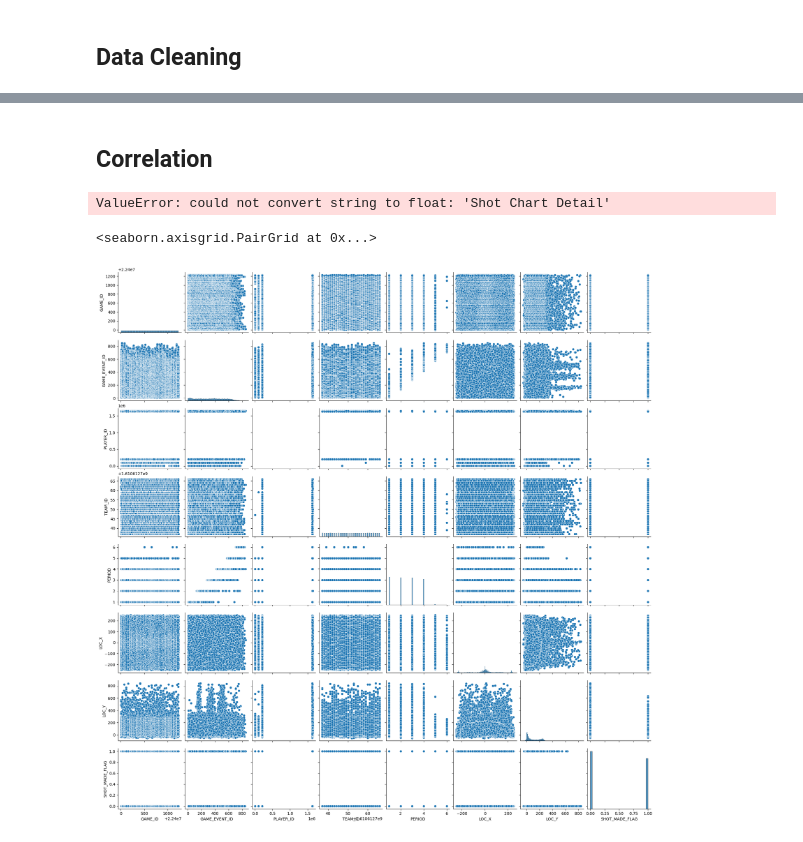
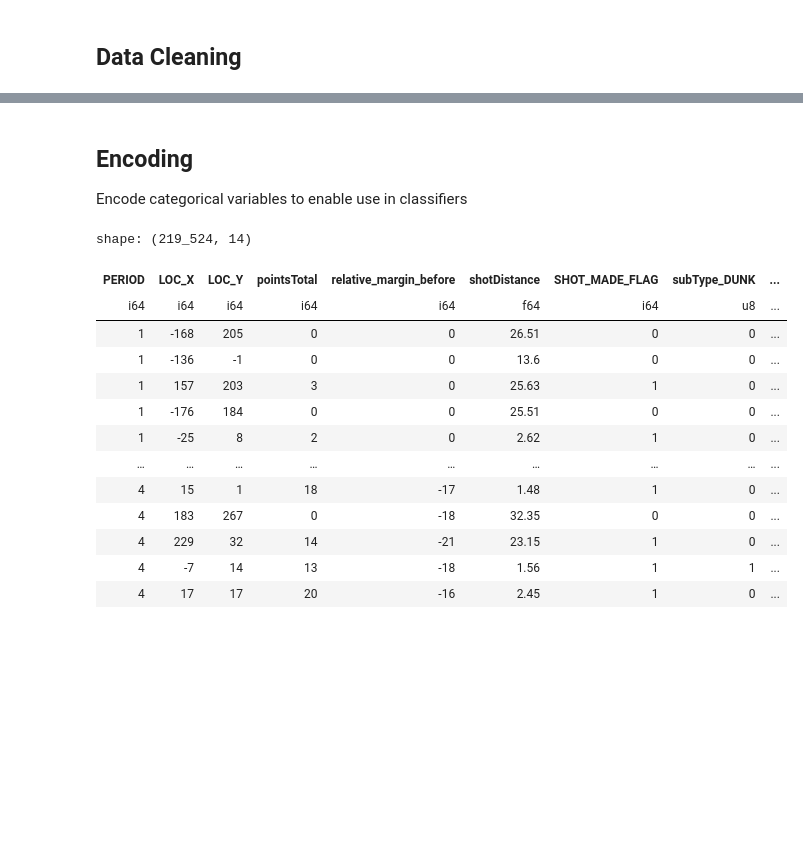
Before and after one commit to carlsonhu225-source/data7001_g02, a Jupyter notebook: Load_NBA_Dataset.ipynb, the cells around one changed output, grey strips where cells are left out. Saved outputs shown, nothing was run; the diff lists cells and outputs as text; code cells hidden in the pictures; blank space fills up the shorter version.

```diff
--- a/Load_NBA_Dataset.ipynb
+++ b/Load_NBA_Dataset.ipynb
@@ -17,5 +18,8 @@ import matplotlib.pyplot as plt
 # %%
 # Load raw csv data
-df_shots = pl.read_csv("data/shotdetail_2024.csv", try_parse_dates=True)
-df_cdnnba = pl.read_csv("data/cdnnba_2024.csv", try_parse_dates=True)
-df_shots.head(5)
+df_shots = pl.read_csv("../data/shotdetail_2024.csv", try_parse_dates=True)
+df_cdnnba = pl.read_csv("../data/cdnnba_2024.csv", try_parse_dates=True)
+
+# Merge cdnnba & shots dataframes
+df_merged = df_shots.join(df_cdnnba, how='left', left_on=['GAME_ID', 'GAME_EVENT_ID'], right_on=['gameId', 'actionNumber'])
+df_merged = df_merged.with_columns(pl.concat_str([pl.col('GAME_ID'), pl.col('GAME_EVENT_ID')], separator="_").alias('Record_Id'))
@@ -139,6 +66,7 @@ shape: (219_527, 7)
 # Convert data types
 df_merged = df_merged.with_columns(
     pl.col('GAME_DATE').cast(pl.String).str.to_datetime(format="%Y%m%d").alias('game_date'),
+    pl.when(pl.col('HTM') == pl.col('teamTricode')).then(1).otherwise(0).alias('isHomeTeam'),
     pl.duration(minutes=pl.col('MINUTES_REMAINING'), seconds=pl.col('SECONDS_REMAINING')).alias('time_remaining'),
     (pl.col('scoreHome') - pl.col('scoreAway')).alias('score_margin_after'),
     pl.when(pl.col('SHOT_MADE_FLAG') == 1).then(
@@ -235,0 +168,6 @@ shape: (219_527, 41)
+# %%
+# Replace nulls in pointsTotal & shotDistance with 0 - effectively what null means in this column
+df_combined = df_combined.with_columns(
+    pl.col('pointsTotal').fill_null(0).alias('pointsTotal'),
+    pl.col('shotDistance').fill_null(0).alias('shotDistance')
+)
@@ -235,0 +180,8 @@ shape: (219_527, 41)
+# %%
+# Drop records with null values for scoreAway or ScoreHome
+df_combined = df_combined.drop_nulls('score_margin_after')
+
+df_nulls = df_combined.filter(pl.col('relative_margin_before').is_null() | pl.col('LOC_Y').is_null())
+test = df_combined.filter(pl.col('relative_margin_before') == 0)
+
+df_nulls
@@ -306,13 +248,29 @@ df_combined.columns
-# %% [markdown]
-## Correlation
-# %%
-# Check pearson correlation between columns
-df_model.corr()
-# %% [output]
-ValueError: could not convert string to float: 'Shot Chart Detail'
-# %%
-# Create a pairplot of the data.
-sns.pairplot(df)
-# %% [output]
-<seaborn.axisgrid.PairGrid at 0x...>
-[figure, removed]
+# %% [markdown]
+## Encoding
+
+Encode categorical variables to enable use in classifiers
+# %%
+df_encoded = df_combined.select(classification).to_dummies(
+    ['subType',
+     'side',
+     'SHOT_ZONE_BASIC',
+     'SHOT_ZONE_AREA',
+     'SHOT_ZONE_RANGE'
+     ]
+)
+df_encoded
+# %% [output]
+shape: (219_524, 14)
+| PERIOD | LOC_X | LOC_Y | pointsTotal | relative_margin_before | shotDistance | SHOT_MADE_FLAG | subType_DUNK | ... |
+| i64 | i64 | i64 | i64 | i64 | f64 | i64 | u8 | ... |
+| 1 | -168 | 205 | 0 | 0 | 26.51 | 0 | 0 | ... |
+| 1 | -136 | -1 | 0 | 0 | 13.6 | 0 | 0 | ... |
+| 1 | 157 | 203 | 3 | 0 | 25.63 | 1 | 0 | ... |
+| 1 | -176 | 184 | 0 | 0 | 25.51 | 0 | 0 | ... |
+| 1 | -25 | 8 | 2 | 0 | 2.62 | 1 | 0 | ... |
+| … | … | … | … | … | … | … | … | ... |
+| 4 | 15 | 1 | 18 | -17 | 1.48 | 1 | 0 | ... |
+| 4 | 183 | 267 | 0 | -18 | 32.35 | 0 | 0 | ... |
+| 4 | 229 | 32 | 14 | -21 | 23.15 | 1 | 0 | ... |
+| 4 | -7 | 14 | 13 | -18 | 1.56 | 1 | 1 | ... |
+| 4 | 17 | 17 | 20 | -16 | 2.45 | 1 | 0 | ... |
```
Also changed, not shown: parts of 20 cells of this notebook, 2 other files.
